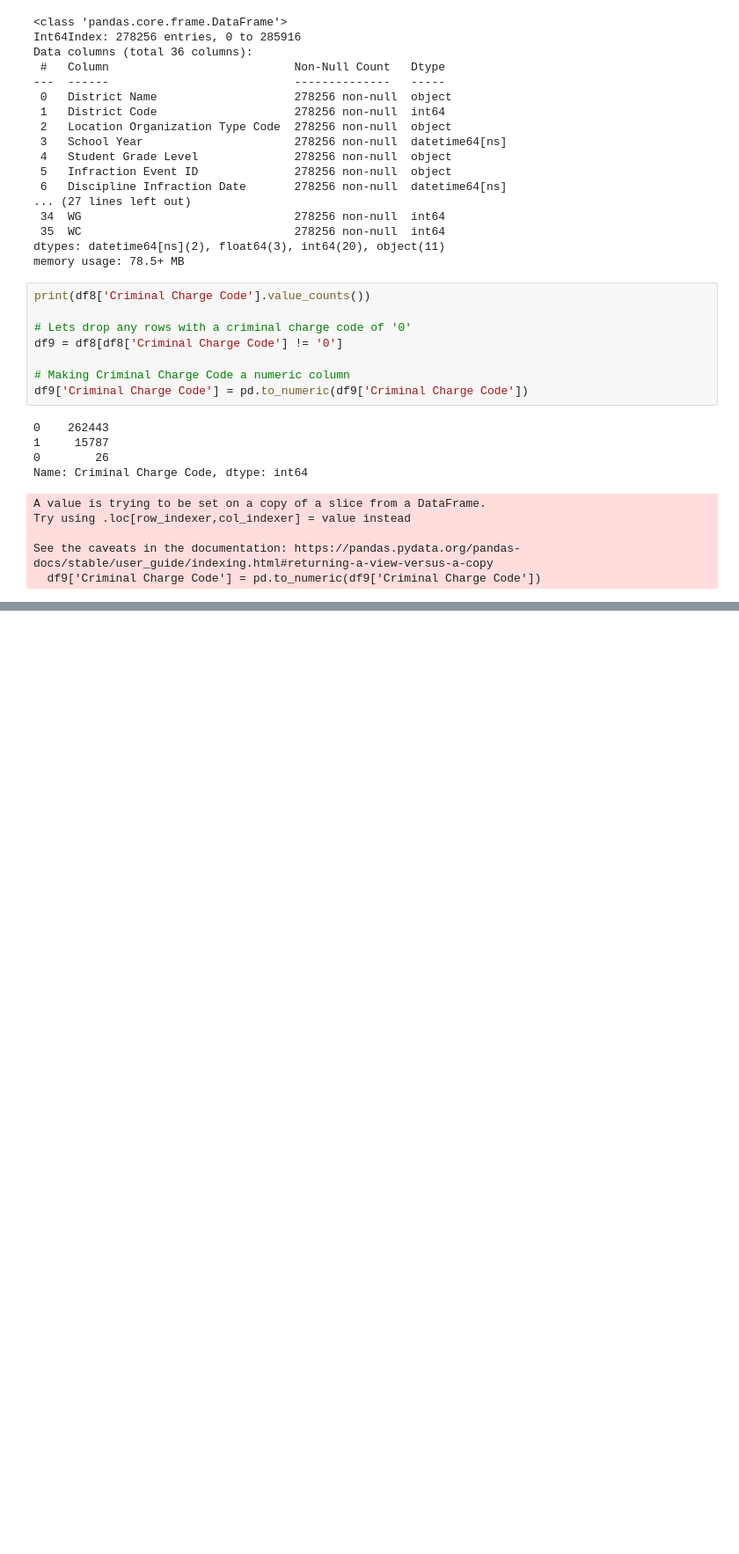
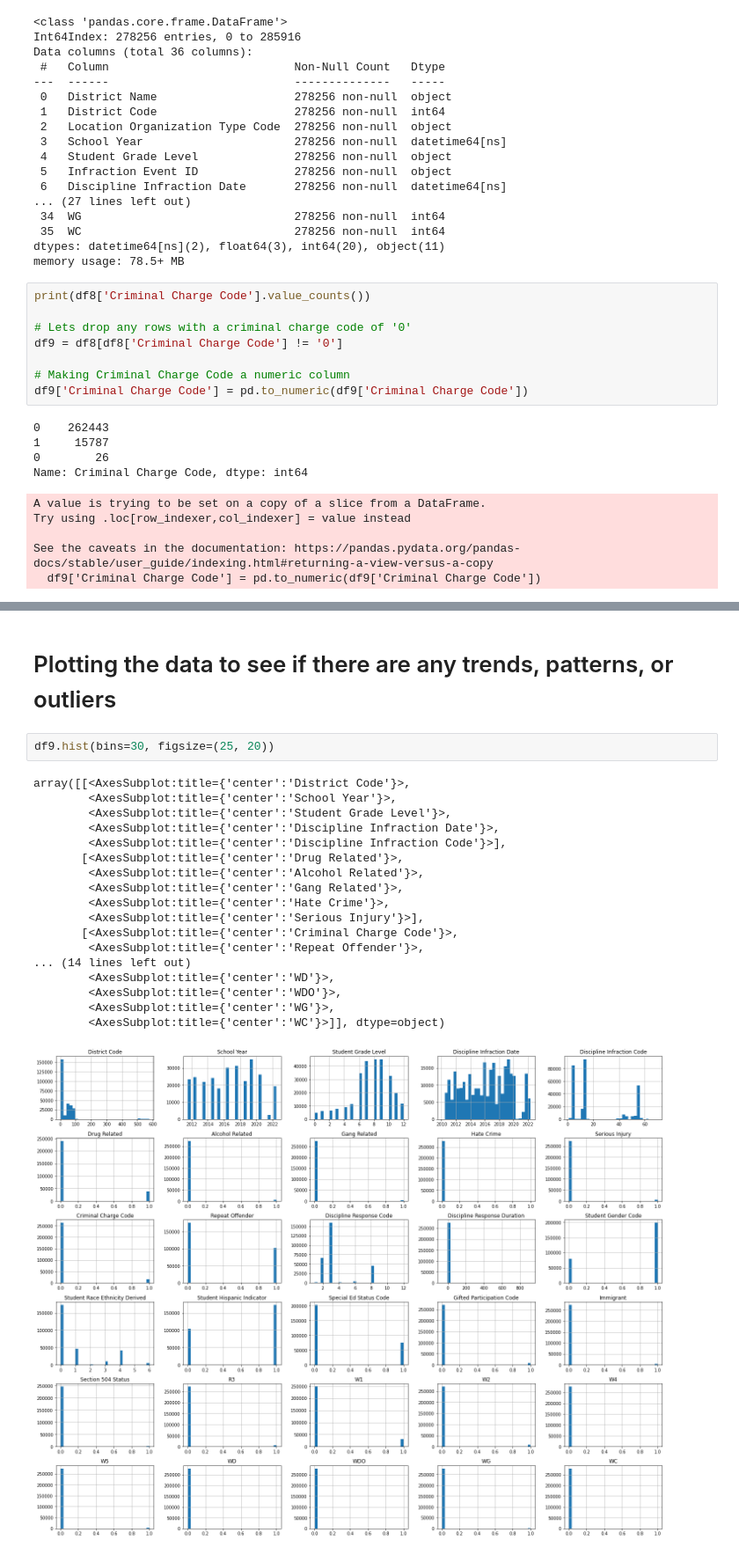
Before and after one commit to TheAidenTv/CS-4403-Assignment-2, a Jupyter notebook: Assignment 2.ipynb, the cells around one changed output, grey strips where cells are left out. Shown at 88% size. Cells and saved outputs as stored; diff of their text form; blank space fills up the shorter version.

```diff
--- a/Assignment 2.ipynb
+++ b/Assignment 2.ipynb
@@ -406,0 +461,23 @@ See the caveats in the documentation: https://pandas.pydata.org/pandas-docs/stab
+# %% [markdown]
+# Plotting the data to see if there are any trends, patterns, or outliers
+# %%
+df9.hist(bins=30, figsize=(25, 20))
+# %% [output]
+array([[<AxesSubplot:title={'center':'District Code'}>,
+        <AxesSubplot:title={'center':'School Year'}>,
+        <AxesSubplot:title={'center':'Student Grade Level'}>,
+        <AxesSubplot:title={'center':'Discipline Infraction Date'}>,
+        <AxesSubplot:title={'center':'Discipline Infraction Code'}>],
+       [<AxesSubplot:title={'center':'Drug Related'}>,
+        <AxesSubplot:title={'center':'Alcohol Related'}>,
+        <AxesSubplot:title={'center':'Gang Related'}>,
+        <AxesSubplot:title={'center':'Hate Crime'}>,
+        <AxesSubplot:title={'center':'Serious Injury'}>],
+       [<AxesSubplot:title={'center':'Criminal Charge Code'}>,
+        <AxesSubplot:title={'center':'Repeat Offender'}>,
+... (14 lines left out)
+        <AxesSubplot:title={'center':'WD'}>,
+        <AxesSubplot:title={'center':'WDO'}>,
+        <AxesSubplot:title={'center':'WG'}>,
+        <AxesSubplot:title={'center':'WC'}>]], dtype=object)
+[figure, added]
```
Also changed, not shown: parts of 30 cells of this notebook.
